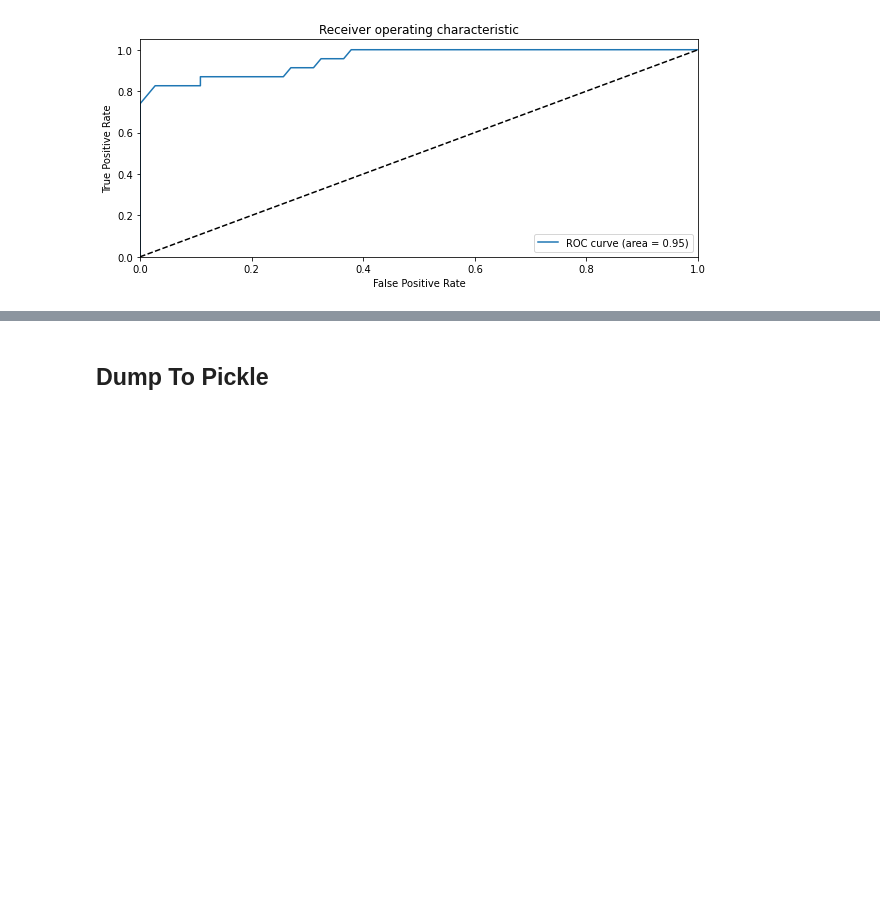
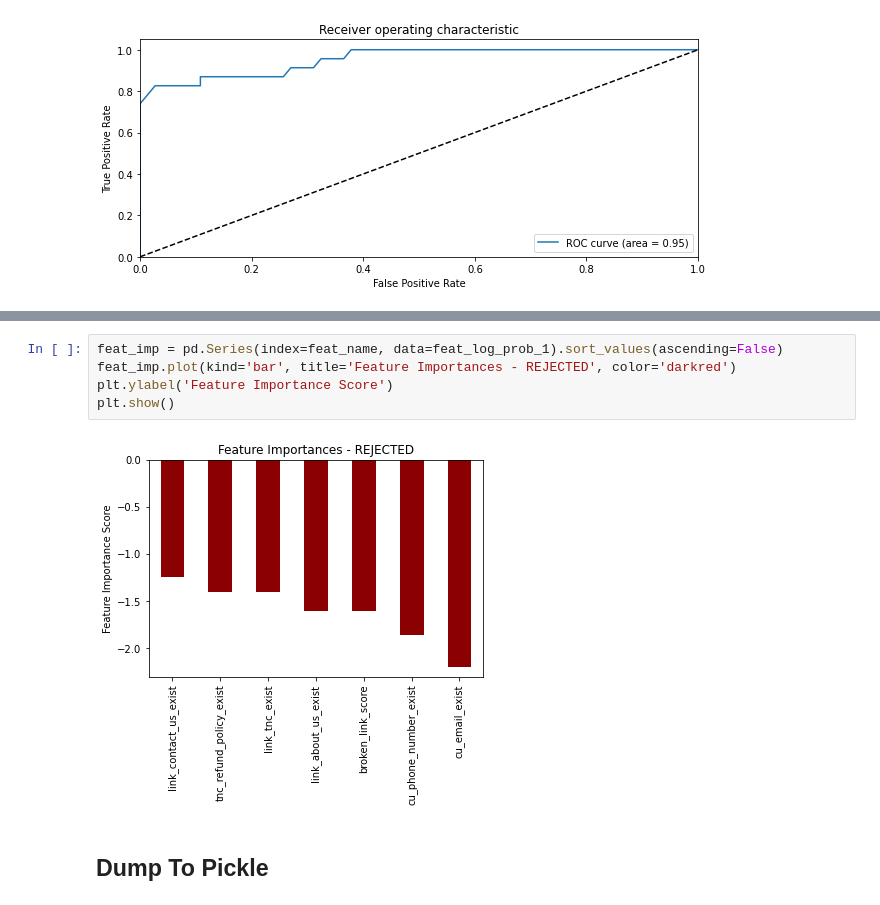
Before and after one commit to bahyhelmihp/web-crawler, a Jupyter notebook: api/datasets/Modelling-BernoulliNaiveBayes.ipynb, the cells around one changed output, grey strips where cells are left out. Cells and saved outputs as stored; diff of their text form; blank space fills up the shorter version.

```diff
--- a/api/datasets/Modelling-BernoulliNaiveBayes.ipynb
+++ b/api/datasets/Modelling-BernoulliNaiveBayes.ipynb
@@ -462,3 +495,10 @@ plt.show()
+# %%
+feat_imp = pd.Series(index=feat_name, data=feat_log_prob_1).sort_values(ascending=False)
+feat_imp.plot(kind='bar', title='Feature Importances - REJECTED', color='darkred')
+plt.ylabel('Feature Importance Score')
+plt.show()
+# %% [output]
+[figure, added]
 # %% [markdown]
 ## Dump To Pickle
 # %%
```
Also changed, not shown: parts of 8 cells of this notebook, 2 other files.
